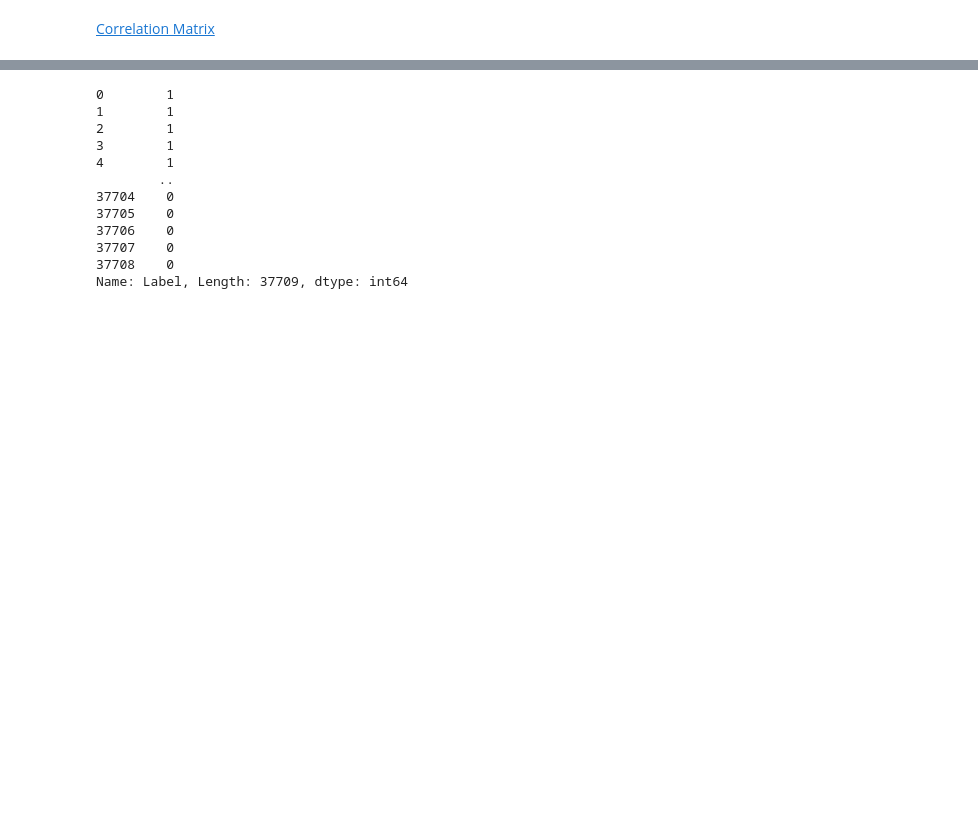
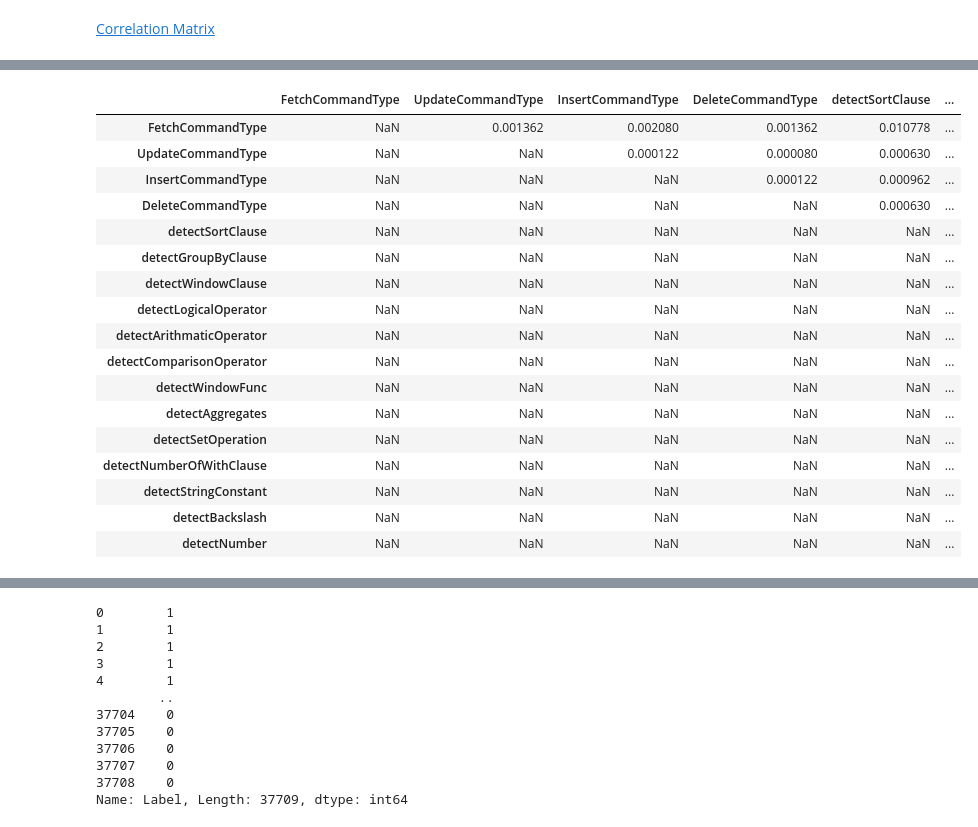
Before and after one commit to Sajid576/data-mining-techniques-to-detect-sql-nosql-injection-attack, a Jupyter notebook: sql_data_analysis.ipynb, the cells around one changed output, grey strips where cells are left out. Drawn from its saved outputs; the diff is of its cells as text; code cells hidden in the pictures; blank space fills up the shorter version.

```diff
--- a/sql_data_analysis.ipynb
+++ b/sql_data_analysis.ipynb
@@ -996,0 +1057,6 @@ plt.show()
+# %%
+# Threshold for removing correlated variables
+threshold = 0.9
+
+# Absolute value correlation matrix
+corr_matrix = X.corr(method ='pearson').abs()
@@ -996,0 +1070,23 @@ plt.show()
+# %%
+# Upper triangle of correlations
+upper = corr_matrix.where(np.triu(np.ones(corr_matrix.shape), k=1).astype(np.bool))
+upper.head()
+# %% [output]
+|  | FetchCommandType | UpdateCommandType | InsertCommandType | DeleteCommandType | detectSortClause | ... |
+| FetchCommandType | NaN | 0.001362 | 0.002080 | 0.001362 | 0.010778 | ... |
+| UpdateCommandType | NaN | NaN | 0.000122 | 0.000080 | 0.000630 | ... |
+| InsertCommandType | NaN | NaN | NaN | 0.000122 | 0.000962 | ... |
+| DeleteCommandType | NaN | NaN | NaN | NaN | 0.000630 | ... |
+| detectSortClause | NaN | NaN | NaN | NaN | NaN | ... |
+| detectGroupByClause | NaN | NaN | NaN | NaN | NaN | ... |
+| detectWindowClause | NaN | NaN | NaN | NaN | NaN | ... |
+| detectLogicalOperator | NaN | NaN | NaN | NaN | NaN | ... |
+| detectArithmaticOperator | NaN | NaN | NaN | NaN | NaN | ... |
+| detectComparisonOperator | NaN | NaN | NaN | NaN | NaN | ... |
+| detectWindowFunc | NaN | NaN | NaN | NaN | NaN | ... |
+| detectAggregates | NaN | NaN | NaN | NaN | NaN | ... |
+| detectSetOperation | NaN | NaN | NaN | NaN | NaN | ... |
+| detectNumberOfWithClause | NaN | NaN | NaN | NaN | NaN | ... |
+| detectStringConstant | NaN | NaN | NaN | NaN | NaN | ... |
+| detectBackslash | NaN | NaN | NaN | NaN | NaN | ... |
+| detectNumber | NaN | NaN | NaN | NaN | NaN | ... |
```
Also changed, not shown: parts of 36 cells of this notebook, 1 other file.
